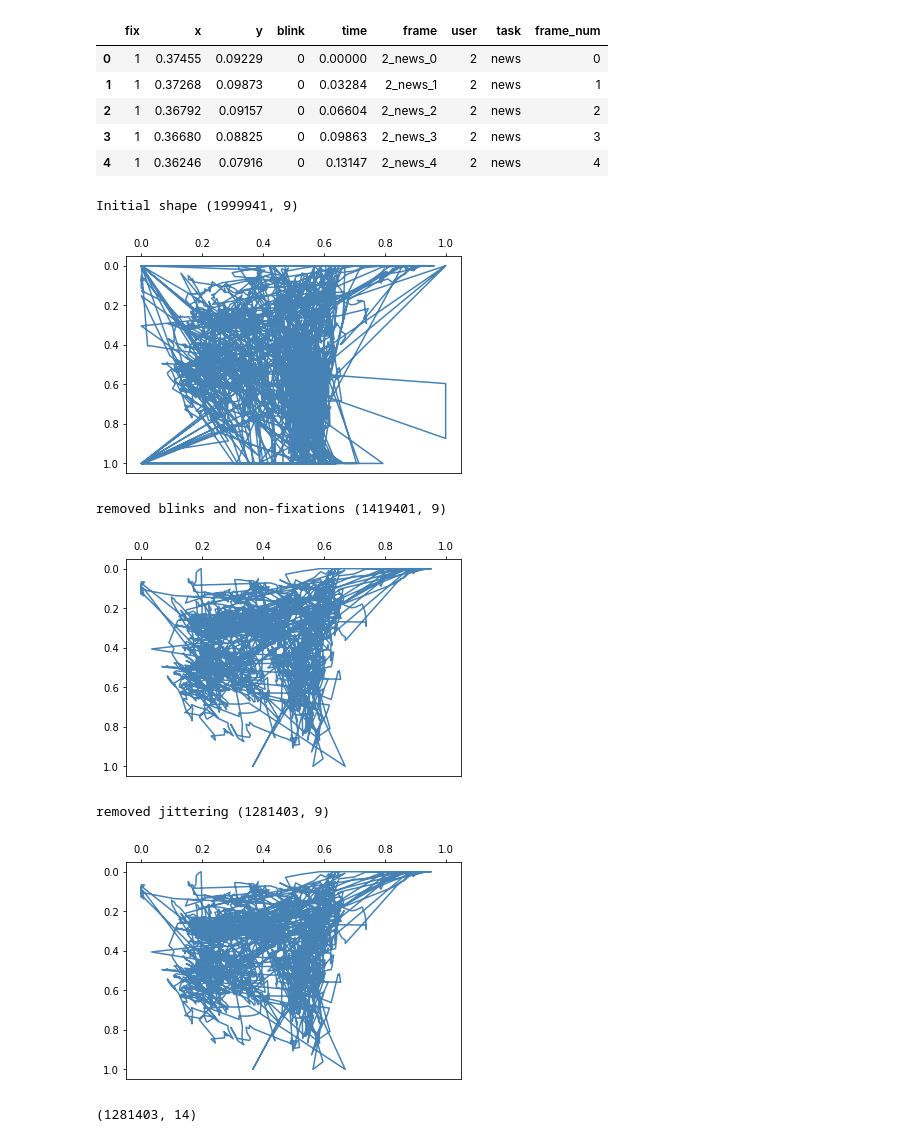
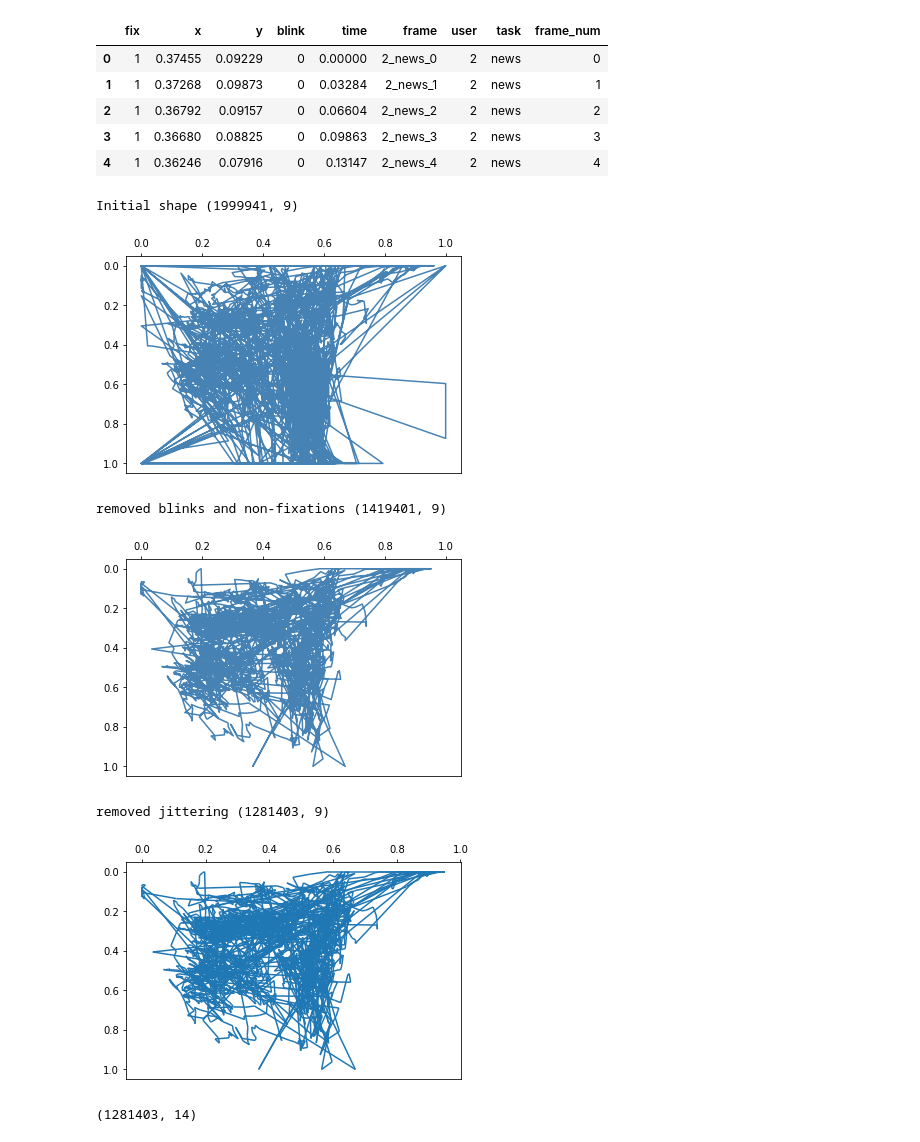
Before and after one commit to taneta/patterns, a Jupyter notebook: prepare_data_conv.ipynb, the cells around one changed output. Drawn from its saved outputs; the diff is of its cells as text; code cells hidden in the pictures.

```diff
--- a/prepare_data_conv.ipynb
+++ b/prepare_data_conv.ipynb
@@ -35,34 +38,34 @@ raw_df.head()
 # %%
 ## Clean the data
 
 df = raw_df.copy()
 print("Initial shape", df.shape)
 
 p = plot_on_screen(df.x.values[:5000], df.y.values[:5000])
 plt.show()
 
 df = df[df['fix'] == 1] # leave only fixations
 df = df[df['blink'] != 1] # filter rows with blinks
 df.x = df.x.clip(0, 1) # limit x and y values
 df.y = df.y.clip(0, 1) # limit x and y values
 
 print("removed blinks and non-fixations", df.shape)
 p = plot_on_screen(df.x.values[:5000], df.y.values[:5000])
 plt.show()
 
 # Filter movements less than delta
 df = remove_tiny_moves(df, delta=0.001)
 print("removed jittering", df.shape)
 
-p = plot_on_screen(df.x.values[:5000], df.y.values[:5000])
+p = plot_path(df[['x', 'y']].values[:5000])
 plt.show()
 # %% [output]
 Initial shape (1999941, 9)
 [figure]
 removed blinks and non-fixations (1419401, 9)
 [figure]
 removed jittering (1281403, 9)
-[figure, old version]
+[figure, new version]
 # %%
 ## Compute features
 
```
Also changed, not shown: parts of 5 cells of this notebook, 4 other files.
